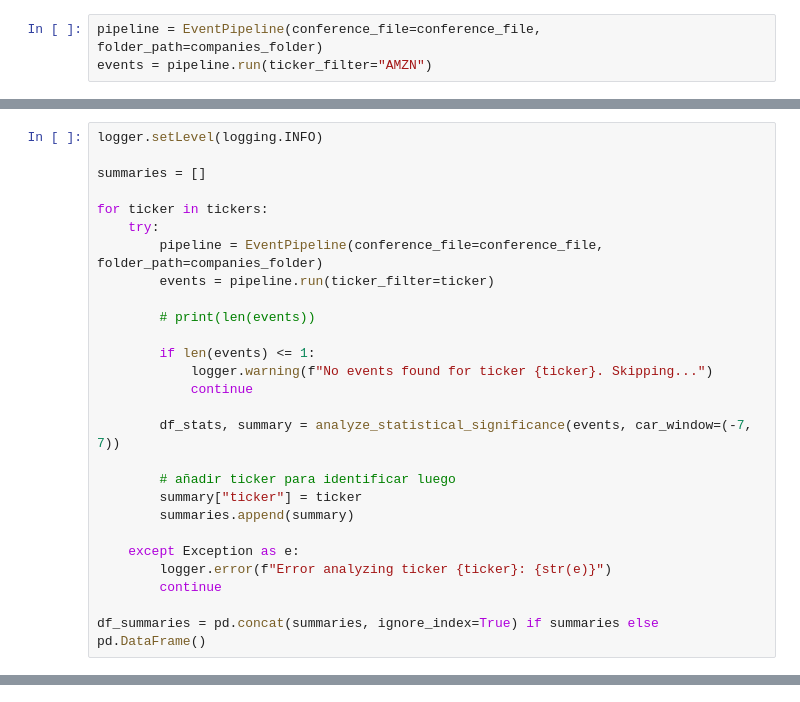
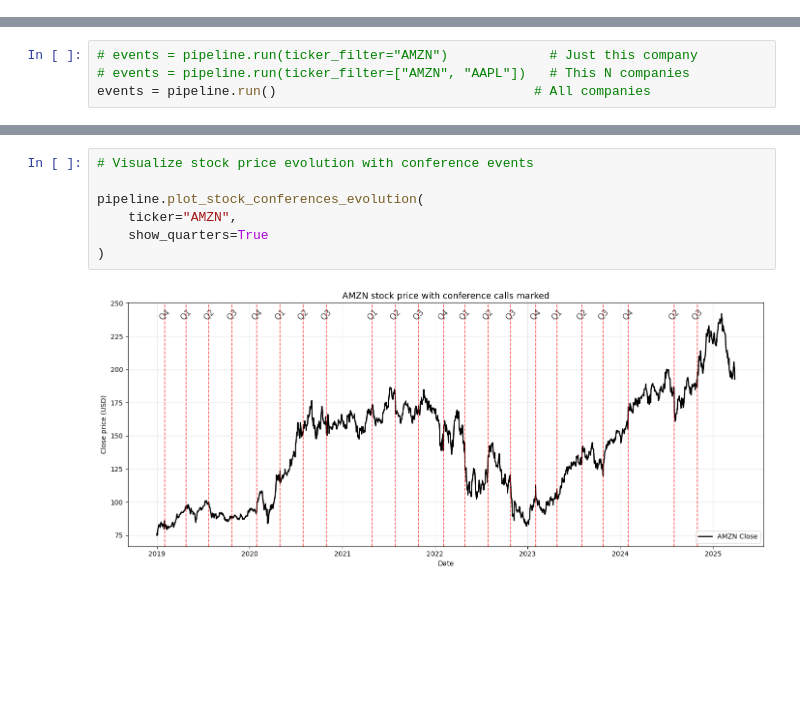
Before and after one commit to jordieres/2025_ACA_MultichannelAI, a Jupyter notebook: notebooks/events_study.ipynb, the cells around one changed output, grey strips where cells are left out. Cells and saved outputs as stored; diff of their text form; blank space fills up the shorter version.

Commit message:
New events study notebook

```diff
--- a/notebooks/events_study.ipynb
+++ b/notebooks/events_study.ipynb
@@ -49,3 +19,0 @@ CAR [-7, 7]: 12.5729%
-# %%
-pipeline = EventPipeline(conference_file=conference_file, folder_path=companies_folder)
-events = pipeline.run(ticker_filter="AMZN")
@@ -75,27 +19,0 @@ It suggests some anticipation effect but high variability, meaning market reacti
-# %%
-logger.setLevel(logging.INFO)
-
-summaries = []
-
-for ticker in tickers:
-    try:
-        pipeline = EventPipeline(conference_file=conference_file, folder_path=companies_folder)
-        events = pipeline.run(ticker_filter=ticker)
-
-        # print(len(events))
-
-        if len(events) <= 1:
-            logger.warning(f"No events found for ticker {ticker}. Skipping...")
-            continue
-
-        df_stats, summary = analyze_statistical_significance(events, car_window=(-7, 7))
-
-        # añadir ticker para identificar luego
-        summary["ticker"] = ticker
-        summaries.append(summary)
-
-    except Exception as e:
-        logger.error(f"Error analyzing ticker {ticker}: {str(e)}")
-        continue
-
-df_summaries = pd.concat(summaries, ignore_index=True) if summaries else pd.DataFrame()
@@ -166,0 +30,4 @@ df[df["significant"]]
+# %%
+# events = pipeline.run(ticker_filter="AMZN")             # Just this company
+# events = pipeline.run(ticker_filter=["AMZN", "AAPL"])   # This N companies
+events = pipeline.run()                                 # All companies
@@ -166,0 +74,9 @@ df[df["significant"]]
+# %%
+# Visualize stock price evolution with conference events
+
+pipeline.plot_stock_conferences_evolution(
+    ticker="AMZN",
+    show_quarters=True
+)
+# %% [output]
+[figure, added]
```
Also changed, not shown: parts of 32 cells of this notebook, 1 other file.
